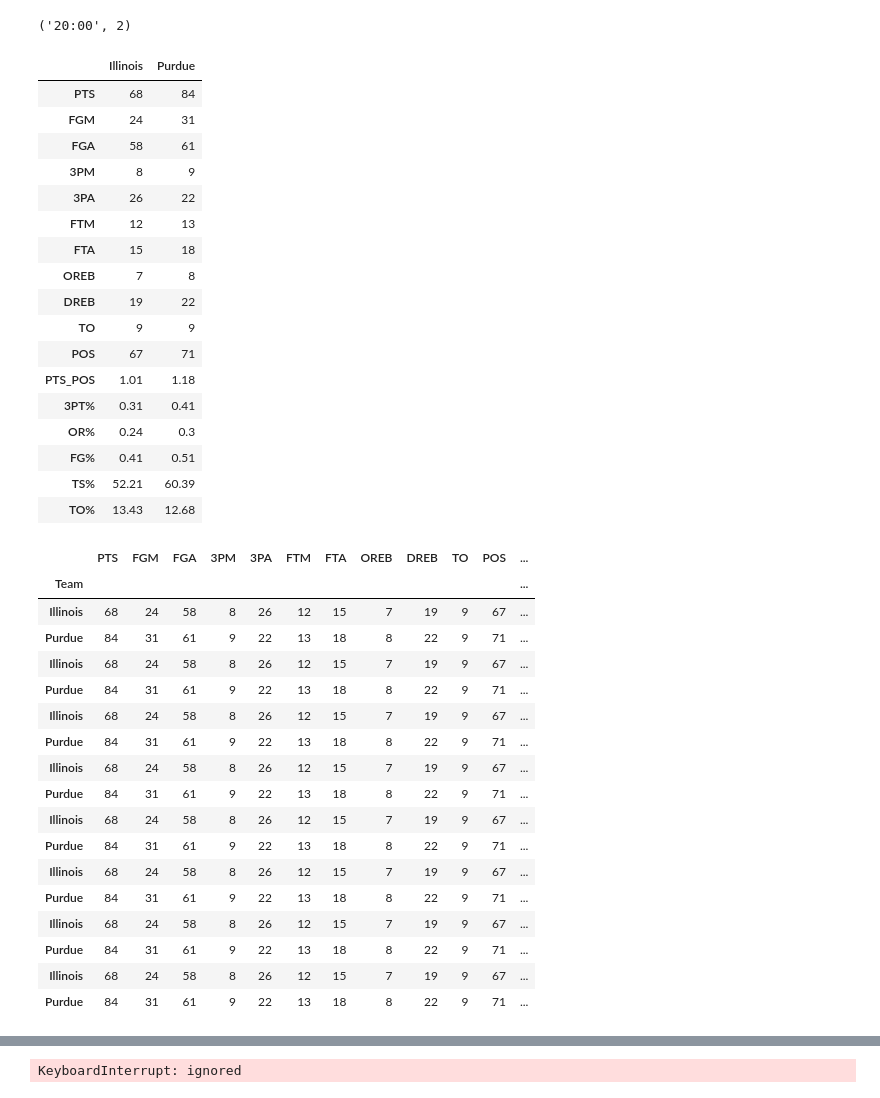
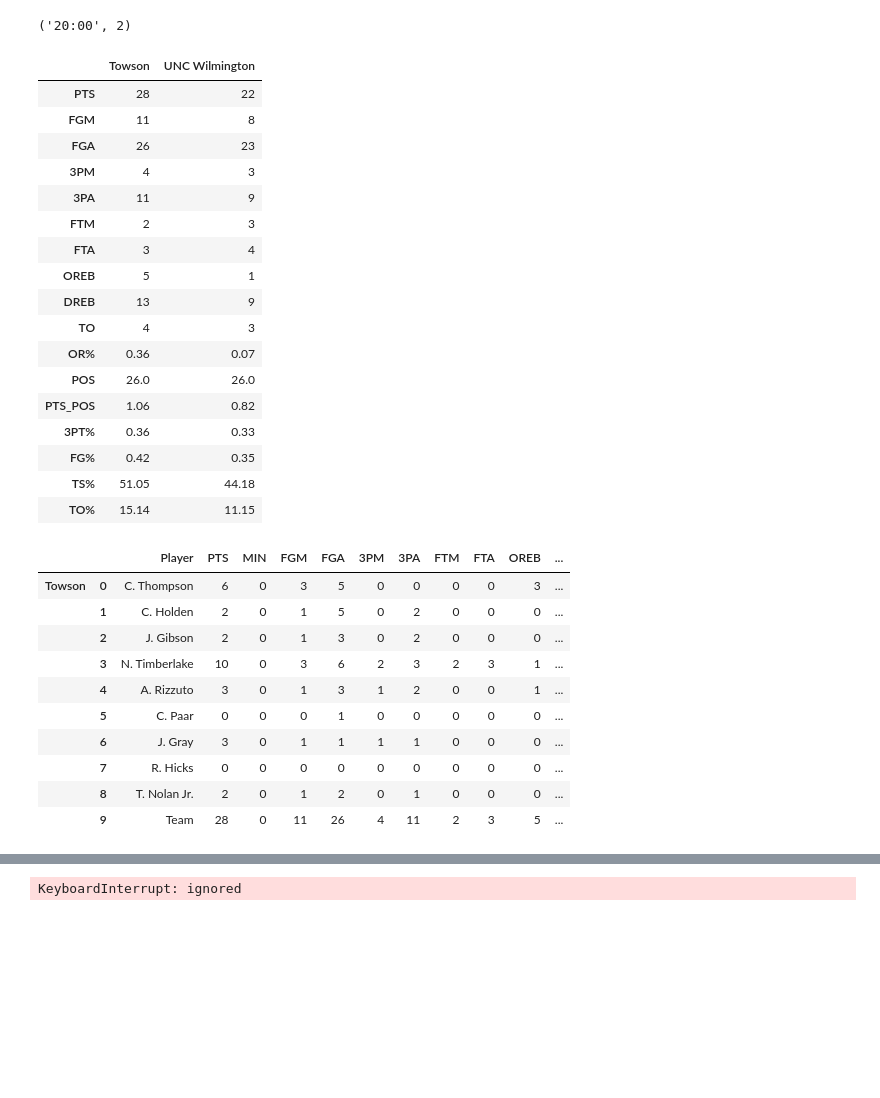
Before and after one commit to fmathews11/College_Basketball_Functions, a Jupyter notebook: Pulling_In_Boxscores.ipynb, the cells around one changed output, grey strips where cells are left out. Drawn from its saved outputs; the diff is of its cells as text; code cells hidden in the pictures; blank space fills up the shorter version.

```diff
--- a/Pulling_In_Boxscores.ipynb
+++ b/Pulling_In_Boxscores.ipynb
@@ -253,12 +274,13 @@ for i in test_df.columns.tolist()[:16]:
     plt.xlabel('Time Remaining, 1st Half')
   plt.show();
 # %%
-def append_real_time_data(game_id,stats_df):
-  temp_df = get_agg_boxscore(401364432,disp = False)
+def append_real_time_data(game_id,stats_df,disp = False):
+  if disp:
+    temp_df = get_agg_boxscore(401364432,disp = True)
+  else:
+    temp_df = get_agg_boxscore(401364432,disp = False)
   return pd.concat([stats_df,temp_df])
-append_real_time_data(401364432,test_df)
-for i in range(5):
-  test_df = append_real_time_data(401364432,test_df)
+test_df = append_real_time_data(401364432,test_df)
 test_df
 # %% [output]
 |  | PTS | FGM | FGA | 3PM | 3PA | FTM | FTA | OREB | DREB | TO | POS | ... |
@@ -325,40 +377,34 @@ def scrape_game_stats_real_time(game_id,input_df):
 # %%
-test_df = scrape_game_stats_real_time(401364432,test_df)
+test_df = pd.DataFrame()
+scrape_game_stats_real_time(401365481)
 test_df
 # %% [output]
-|  | Illinois | Purdue |
-| PTS | 68 | 84 |
-| FGM | 24 | 31 |
-| FGA | 58 | 61 |
-| 3PM | 8 | 9 |
-| 3PA | 26 | 22 |
-| FTM | 12 | 13 |
-| FTA | 15 | 18 |
-| OREB | 7 | 8 |
-| DREB | 19 | 22 |
-| TO | 9 | 9 |
-| POS | 67 | 71 |
-| PTS_POS | 1.01 | 1.18 |
-| 3PT% | 0.31 | 0.41 |
-| OR% | 0.24 | 0.3 |
-| FG% | 0.41 | 0.51 |
-| TS% | 52.21 | 60.39 |
-| TO% | 13.43 | 12.68 |
+|  | Towson | UNC Wilmington |
+| PTS | 28 | 22 |
+| FGM | 11 | 8 |
+| FGA | 26 | 23 |
+| 3PM | 4 | 3 |
+| 3PA | 11 | 9 |
+| FTM | 2 | 3 |
+| FTA | 3 | 4 |
+| OREB | 5 | 1 |
+| DREB | 13 | 9 |
+| TO | 4 | 3 |
+| OR% | 0.36 | 0.07 |
+| POS | 26.0 | 26.0 |
+| PTS_POS | 1.06 | 0.82 |
+| 3PT% | 0.36 | 0.33 |
+| FG% | 0.42 | 0.35 |
+| TS% | 51.05 | 44.18 |
+| TO% | 15.14 | 11.15 |
-|  | PTS | FGM | FGA | 3PM | 3PA | FTM | FTA | OREB | DREB | TO | POS | ... |
-| Team |  |  |  |  |  |  |  |  |  |  |  | ... |
-| Illinois | 68 | 24 | 58 | 8 | 26 | 12 | 15 | 7 | 19 | 9 | 67 | ... |
-| Purdue | 84 | 31 | 61 | 9 | 22 | 13 | 18 | 8 | 22 | 9 | 71 | ... |
-| Illinois | 68 | 24 | 58 | 8 | 26 | 12 | 15 | 7 | 19 | 9 | 67 | ... |
-| Purdue | 84 | 31 | 61 | 9 | 22 | 13 | 18 | 8 | 22 | 9 | 71 | ... |
-| Illinois | 68 | 24 | 58 | 8 | 26 | 12 | 15 | 7 | 19 | 9 | 67 | ... |
-| Purdue | 84 | 31 | 61 | 9 | 22 | 13 | 18 | 8 | 22 | 9 | 71 | ... |
-| Illinois | 68 | 24 | 58 | 8 | 26 | 12 | 15 | 7 | 19 | 9 | 67 | ... |
-| Purdue | 84 | 31 | 61 | 9 | 22 | 13 | 18 | 8 | 22 | 9 | 71 | ... |
-| Illinois | 68 | 24 | 58 | 8 | 26 | 12 | 15 | 7 | 19 | 9 | 67 | ... |
-| Purdue | 84 | 31 | 61 | 9 | 22 | 13 | 18 | 8 | 22 | 9 | 71 | ... |
-| Illinois | 68 | 24 | 58 | 8 | 26 | 12 | 15 | 7 | 19 | 9 | 67 | ... |
-| Purdue | 84 | 31 | 61 | 9 | 22 | 13 | 18 | 8 | 22 | 9 | 71 | ... |
-| Illinois | 68 | 24 | 58 | 8 | 26 | 12 | 15 | 7 | 19 | 9 | 67 | ... |
-| Purdue | 84 | 31 | 61 | 9 | 22 | 13 | 18 | 8 | 22 | 9 | 71 | ... |
-| Illinois | 68 | 24 | 58 | 8 | 26 | 12 | 15 | 7 | 19 | 9 | 67 | ... |
-| Purdue | 84 | 31 | 61 | 9 | 22 | 13 | 18 | 8 | 22 | 9 | 71 | ... |
+|  |  | Player | PTS | MIN | FGM | FGA | 3PM | 3PA | FTM | FTA | OREB | ... |
+| Towson | 0 | C. Thompson | 6 | 0 | 3 | 5 | 0 | 0 | 0 | 0 | 3 | ... |
+|  | 1 | C. Holden | 2 | 0 | 1 | 5 | 0 | 2 | 0 | 0 | 0 | ... |
+|  | 2 | J. Gibson | 2 | 0 | 1 | 3 | 0 | 2 | 0 | 0 | 0 | ... |
+|  | 3 | N. Timberlake | 10 | 0 | 3 | 6 | 2 | 3 | 2 | 3 | 1 | ... |
+|  | 4 | A. Rizzuto | 3 | 0 | 1 | 3 | 1 | 2 | 0 | 0 | 1 | ... |
+|  | 5 | C. Paar | 0 | 0 | 0 | 1 | 0 | 0 | 0 | 0 | 0 | ... |
+|  | 6 | J. Gray | 3 | 0 | 1 | 1 | 1 | 1 | 0 | 0 | 0 | ... |
+|  | 7 | R. Hicks | 0 | 0 | 0 | 0 | 0 | 0 | 0 | 0 | 0 | ... |
+|  | 8 | T. Nolan Jr. | 2 | 0 | 1 | 2 | 0 | 1 | 0 | 0 | 0 | ... |
+|  | 9 | Team | 28 | 0 | 11 | 26 | 4 | 11 | 2 | 3 | 5 | ... |
```
Also changed, not shown: parts of 4 cells of this notebook.
